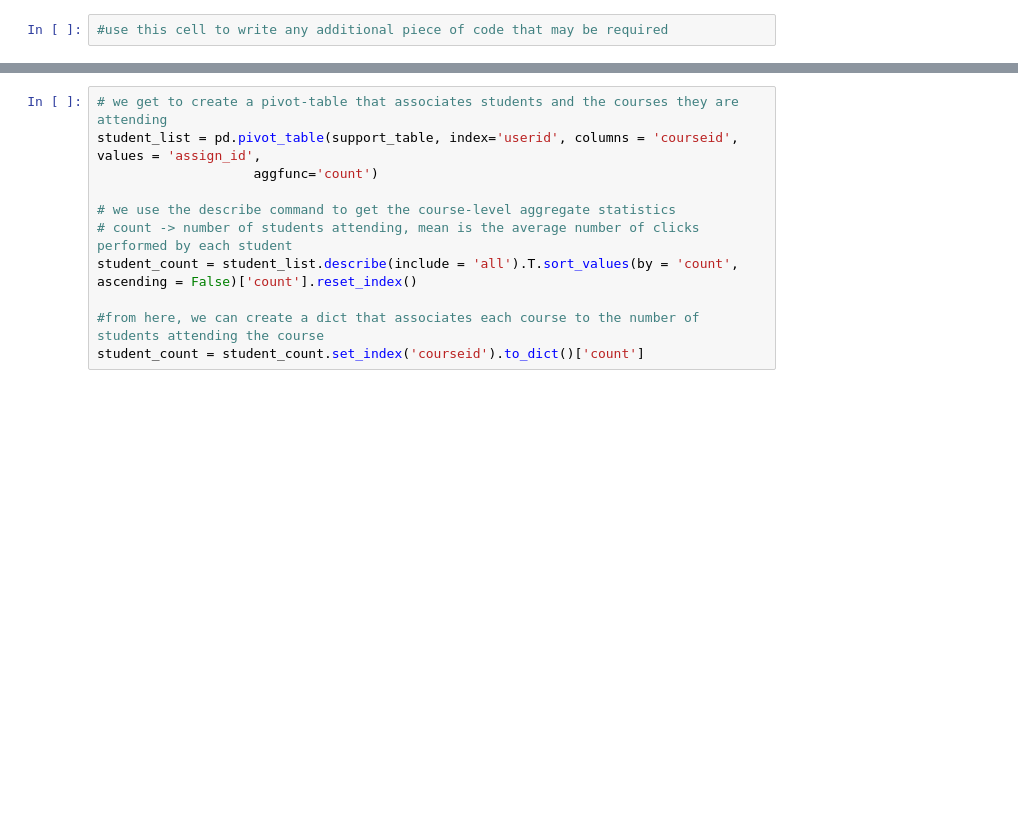
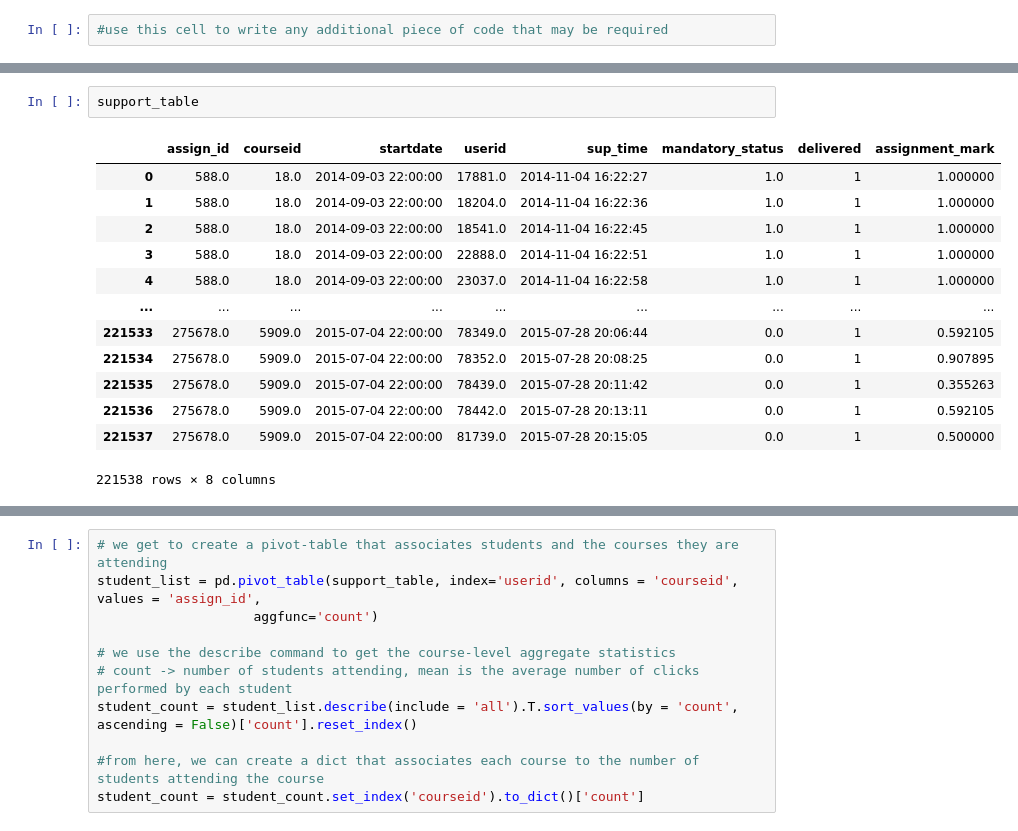
Before and after one commit to RicardoSantos0/timely_accurate_portable, a Jupyter notebook: Notebooks/2.2. Moodle Logs - Understanding and Preprocessing.ipynb, the cells around one changed output, grey strips where cells are left out. Drawn from its saved outputs; the diff is of its cells as text; blank space fills up the shorter version.

```diff
--- a/Notebooks/2.2. Moodle Logs - Understanding and Preprocessing.ipynb
+++ b/Notebooks/2.2. Moodle Logs - Understanding and Preprocessing.ipynb
@@ -150,0 +193,16 @@ student_logs
+# %%
+support_table
+# %% [output]
+|  | assign_id | courseid | startdate | userid | sup_time | mandatory_status | delivered | assignment_mark |
+| 0 | 588.0 | 18.0 | 2014-09-03 22:00:00 | 17881.0 | 2014-11-04 16:22:27 | 1.0 | 1 | 1.000000 |
+| 1 | 588.0 | 18.0 | 2014-09-03 22:00:00 | 18204.0 | 2014-11-04 16:22:36 | 1.0 | 1 | 1.000000 |
+| 2 | 588.0 | 18.0 | 2014-09-03 22:00:00 | 18541.0 | 2014-11-04 16:22:45 | 1.0 | 1 | 1.000000 |
+| 3 | 588.0 | 18.0 | 2014-09-03 22:00:00 | 22888.0 | 2014-11-04 16:22:51 | 1.0 | 1 | 1.000000 |
+| 4 | 588.0 | 18.0 | 2014-09-03 22:00:00 | 23037.0 | 2014-11-04 16:22:58 | 1.0 | 1 | 1.000000 |
+| ... | ... | ... | ... | ... | ... | ... | ... | ... |
+| 221533 | 275678.0 | 5909.0 | 2015-07-04 22:00:00 | 78349.0 | 2015-07-28 20:06:44 | 0.0 | 1 | 0.592105 |
+| 221534 | 275678.0 | 5909.0 | 2015-07-04 22:00:00 | 78352.0 | 2015-07-28 20:08:25 | 0.0 | 1 | 0.907895 |
+| 221535 | 275678.0 | 5909.0 | 2015-07-04 22:00:00 | 78439.0 | 2015-07-28 20:11:42 | 0.0 | 1 | 0.355263 |
+| 221536 | 275678.0 | 5909.0 | 2015-07-04 22:00:00 | 78442.0 | 2015-07-28 20:13:11 | 0.0 | 1 | 0.592105 |
+| 221537 | 275678.0 | 5909.0 | 2015-07-04 22:00:00 | 81739.0 | 2015-07-28 20:15:05 | 0.0 | 1 | 0.500000 |
+221538 rows × 8 columns
```
Also changed, not shown: parts of 23 cells of this notebook, 3 other files.
